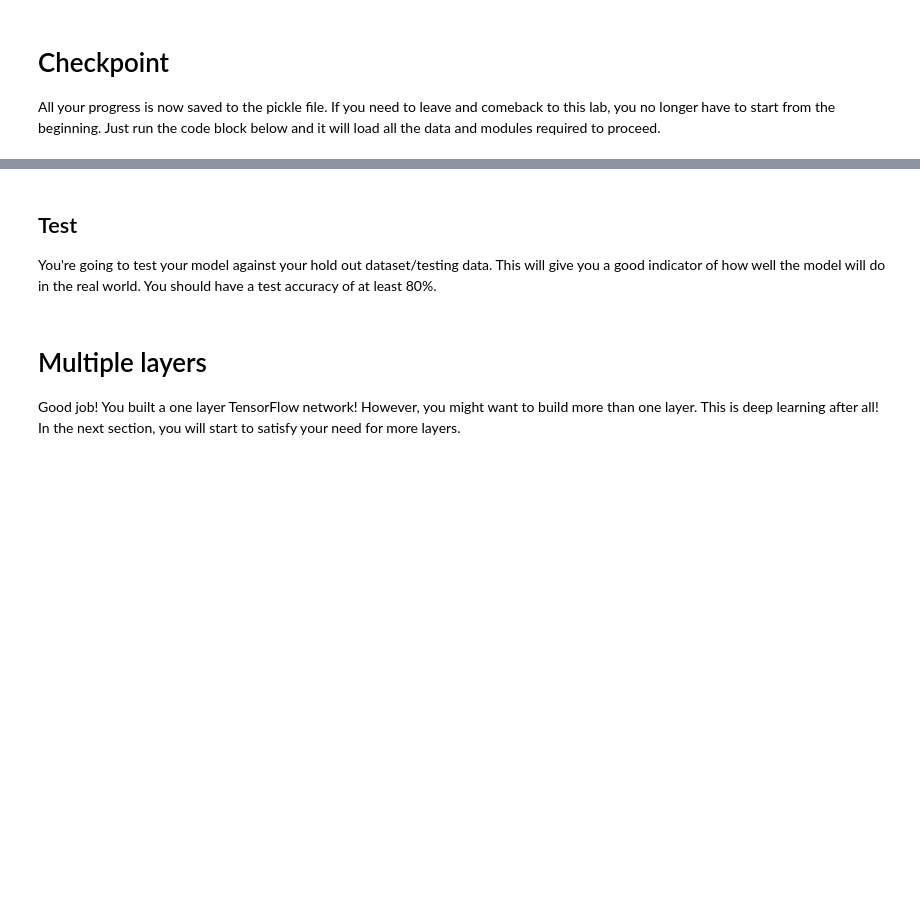
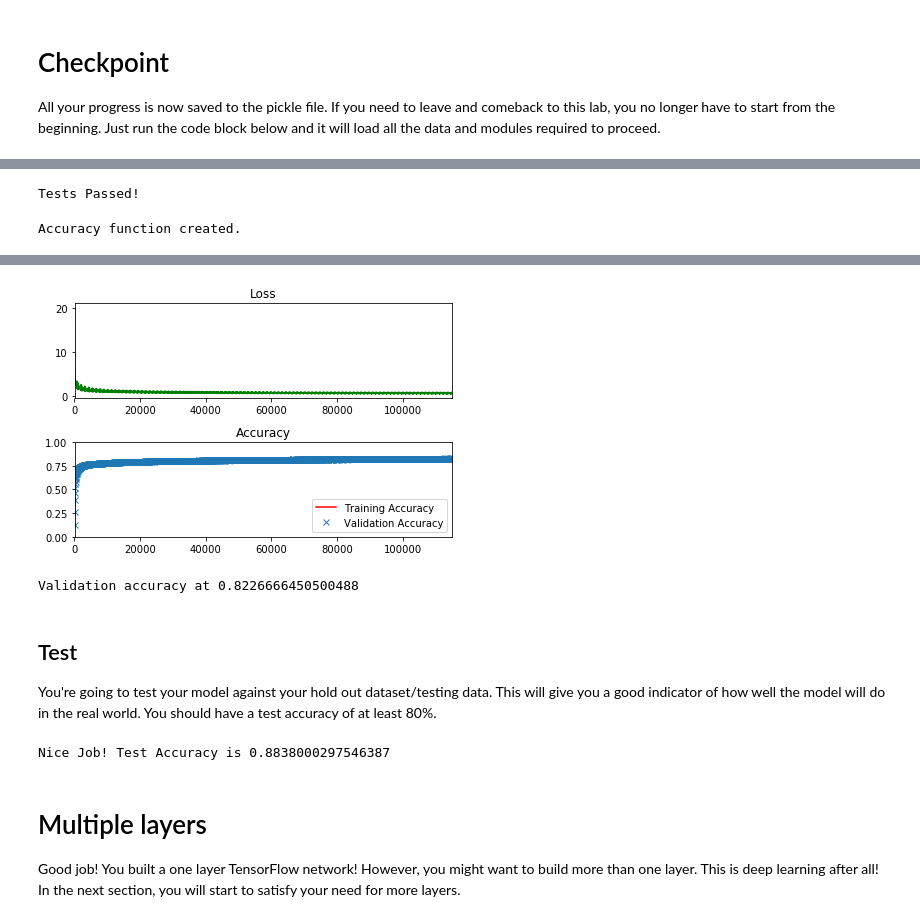
Before and after one commit to AprilYoungs/Deep-learning, a Jupyter notebook: practices/intro-to-tensorflow/intro_to_tensorflow.ipynb, the cells around one changed output, grey strips where cells are left out. Cells and saved outputs as stored; diff of their text form; code cells hidden in the pictures; blank space fills up the shorter version.

```diff
--- a/practices/intro-to-tensorflow/intro_to_tensorflow.ipynb
+++ b/practices/intro-to-tensorflow/intro_to_tensorflow.ipynb
@@ -125,6 +131,10 @@ def normalize_grayscale(image_data):
     :return: Normalized image data
     """
     # TODO: Implement Min-Max scaling for grayscale image data
+    a, b = 0.1, 0.9
+    x_min, x_max = 0, 255
+    n_image = a + (image_data-x_min)*(b-a)/(x_max-x_min)
+    return n_image
 
 
 ### DON'T MODIFY ANYTHING BELOW ###
@@ -251,12 +272,12 @@ features_count = 784
 labels_count = 10
 
 # TODO: Set the features and labels tensors
-# features =
-# labels =
+features = tf.placeholder(tf.float32, shape=[None,features_count])
+labels = tf.placeholder(tf.float32, shape=[None,labels_count])
 
 # TODO: Set the weights and biases tensors
-# weights =
-# biases =
+weights = tf.Variable(tf.truncated_normal([features_count,labels_count]))
+biases = tf.Variable(tf.zeros(labels_count))
 
 
 
@@ -312,6 +333,8 @@ with tf.Session() as session:
 assert not np.count_nonzero(biases_data), 'biases must be zeros'
 
 print('Tests Passed!')
+# %% [output]
+Tests Passed!
 # %%
 # Determine if the predictions are correct
 is_correct_prediction = tf.equal(tf.argmax(prediction, 1), tf.argmax(labels, 1))
@@ -319,6 +342,8 @@ is_correct_prediction = tf.equal(tf.argmax(prediction, 1), tf.argmax(labels, 1))
 accuracy = tf.reduce_mean(tf.cast(is_correct_prediction, tf.float32))
 
 print('Accuracy function created.')
+# %% [output]
+Accuracy function created.
 # %% [markdown]
 <img src="image/Learn_Rate_Tune_Image.png" style="height: 70%;width: 70%">
 ## Problem 3
@@ -352,8 +377,8 @@ The code will print out a Loss and Accuracy graph, so you can see how well the n
 batch_size = 128
 
 # TODO: Find the best parameters for each configuration
-# epochs =
-# learning_rate =
+epochs = 100
+learning_rate = 0.05
 
 
 
@@ -396,33 +421,36 @@ with tf.Session() as session:
             if not batch_i % log_batch_step:
                 # Calculate Training and Validation accuracy
                 training_accuracy = session.run(accuracy, feed_dict=train_feed_dict)
                 validation_accuracy = session.run(accuracy, feed_dict=valid_feed_dict)
 
                 # Log batches
                 previous_batch = batches[-1] if batches else 0
                 batches.append(log_batch_step + previous_batch)
                 loss_batch.append(l)
                 train_acc_batch.append(training_accuracy)
                 valid_acc_batch.append(validation_accuracy)
 
         # Check accuracy against Validation data
         validation_accuracy = session.run(accuracy, feed_dict=valid_feed_dict)
 
 loss_plot = plt.subplot(211)
 loss_plot.set_title('Loss')
 loss_plot.plot(batches, loss_batch, 'g')
 loss_plot.set_xlim([batches[0], batches[-1]])
 acc_plot = plt.subplot(212)
 acc_plot.set_title('Accuracy')
 acc_plot.plot(batches, train_acc_batch, 'r', label='Training Accuracy')
 acc_plot.plot(batches, valid_acc_batch, 'x', label='Validation Accuracy')
 acc_plot.set_ylim([0, 1.0])
 acc_plot.set_xlim([batches[0], batches[-1]])
 acc_plot.legend(loc=4)
 plt.tight_layout()
 plt.show()
 
 print('Validation accuracy at {}'.format(validation_accuracy))
+# %% [output]
+[figure, added]
+Validation accuracy at 0.8226666450500488
 # %% [markdown]
 ## Test
 You're going to test your model against your hold out dataset/testing data.  This will give you a good indicator of how well the model will do in the real world.  You should have a test accuracy of at least 80%.
@@ -457,6 +485,8 @@ with tf.Session() as session:
 
 assert test_accuracy >= 0.80, 'Test accuracy at {}, should be equal to or greater than 0.80'.format(test_accuracy)
 print('Nice Job! Test Accuracy is {}'.format(test_accuracy))
+# %% [output]
+Nice Job! Test Accuracy is 0.8838000297546387
 # %% [markdown]
 # Multiple layers
 Good job!  You built a one layer TensorFlow network!  However, you might want to build more than one layer.  This is deep learning after all!  In the next section, you will start to satisfy your need for more layers.
```
Also changed, not shown: parts of 7 cells of this notebook, 1 other file.
